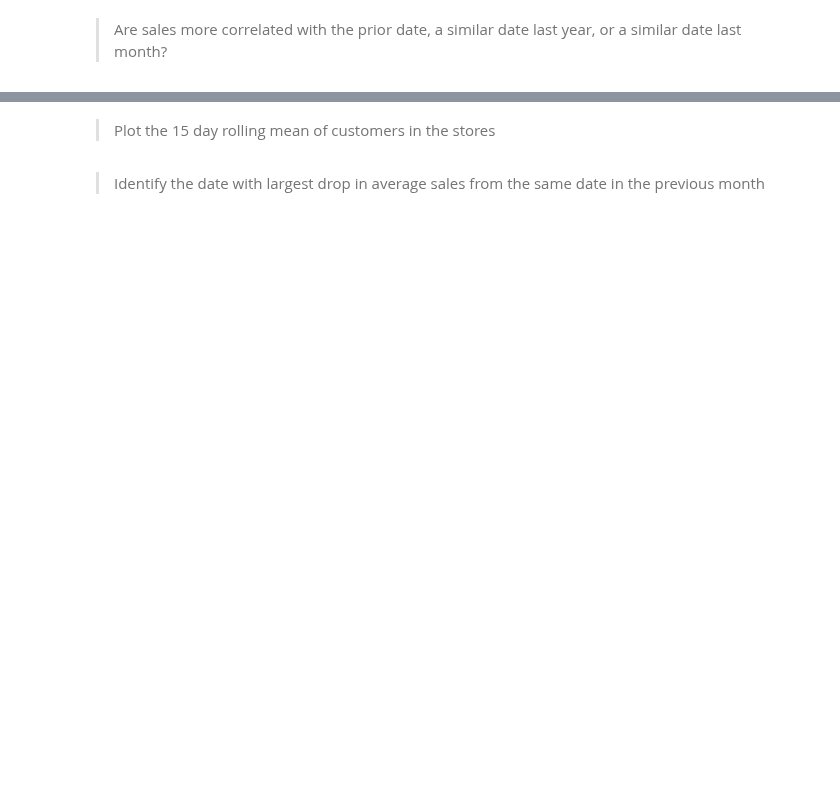
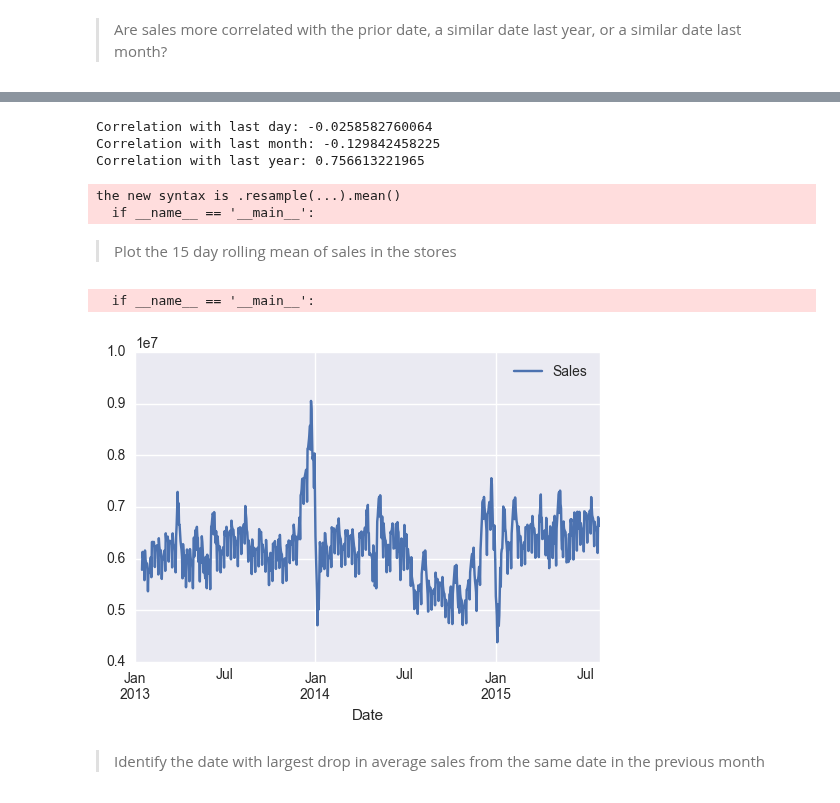
Before and after one commit to spockl/GA-DSI, a Jupyter notebook: curriculum/week-12/1.2-autocorrelation/w12d1-autocorrelation-codealong-workbook.ipynb, the cells around one changed output, grey strips where cells are left out. Cells and saved outputs as stored; diff of their text form; code cells hidden in the pictures; blank space fills up the shorter version.

```diff
--- a/curriculum/week-12/1.2-autocorrelation/w12d1-autocorrelation-codealong-workbook.ipynb
+++ b/curriculum/week-12/1.2-autocorrelation/w12d1-autocorrelation-codealong-workbook.ipynb
@@ -166,5 +183,5 @@ pd.rolling_mean(daily_store_sales, window=3, center=True)
 # %%
 # Resample to have the daily average over all stores
-daily_store_sales = data[['Sales']].resample('D', how='sum')
+daily_store_sales = data[['Sales']].resample('D', how='sum').head()
 
 pd.rolling_mean(daily_store_sales, window=10, center=True)
@@ -279,4 +252,21 @@ the new syntax is .resample(...).mean()
+# %%
+average_daily_sales = data[['Sales', 'Open']].resample('D', how='mean')
+
+print('Correlation with last day: {}'.format(average_daily_sales['Sales'].autocorr(lag=1)))
+print('Correlation with last month: {}'.format(average_daily_sales['Sales'].autocorr(lag=30)))
+print('Correlation with last year: {}'.format(average_daily_sales['Sales'].autocorr(lag=364)))
+# %% [output]
+Correlation with last day: -0.0258582760064
+Correlation with last month: -0.129842458225
+Correlation with last year: 0.756613221965
+the new syntax is .resample(...).mean()
+  if __name__ == '__main__':
 # %% [markdown]
-> Plot the 15 day rolling mean of customers in the stores
+> Plot the 15 day rolling mean of sales in the stores
+# %%
+pd.rolling_mean(daily_store_sales, window=15).plot();
+# %% [output]
+  if __name__ == '__main__':
+[figure, added]
 # %% [markdown]
 > Identify the date with largest drop in average sales from the same date in the previous month
```
Also changed, not shown: parts of 15 cells of this notebook, 6 other files.
